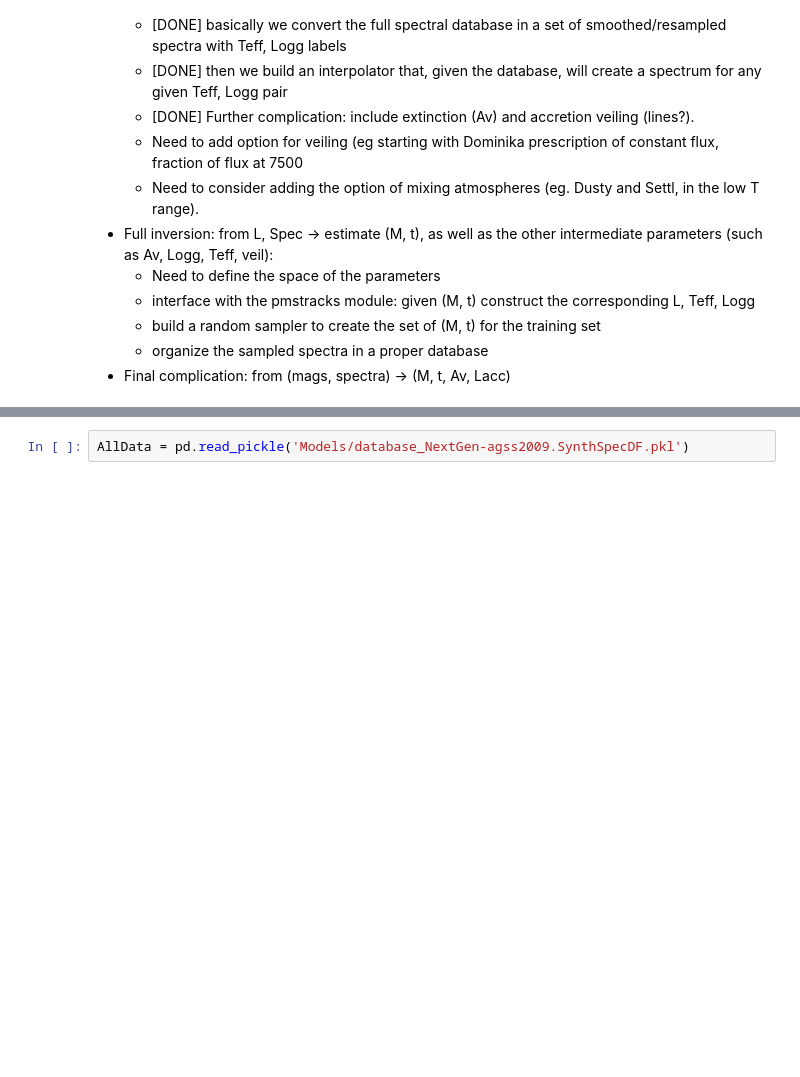
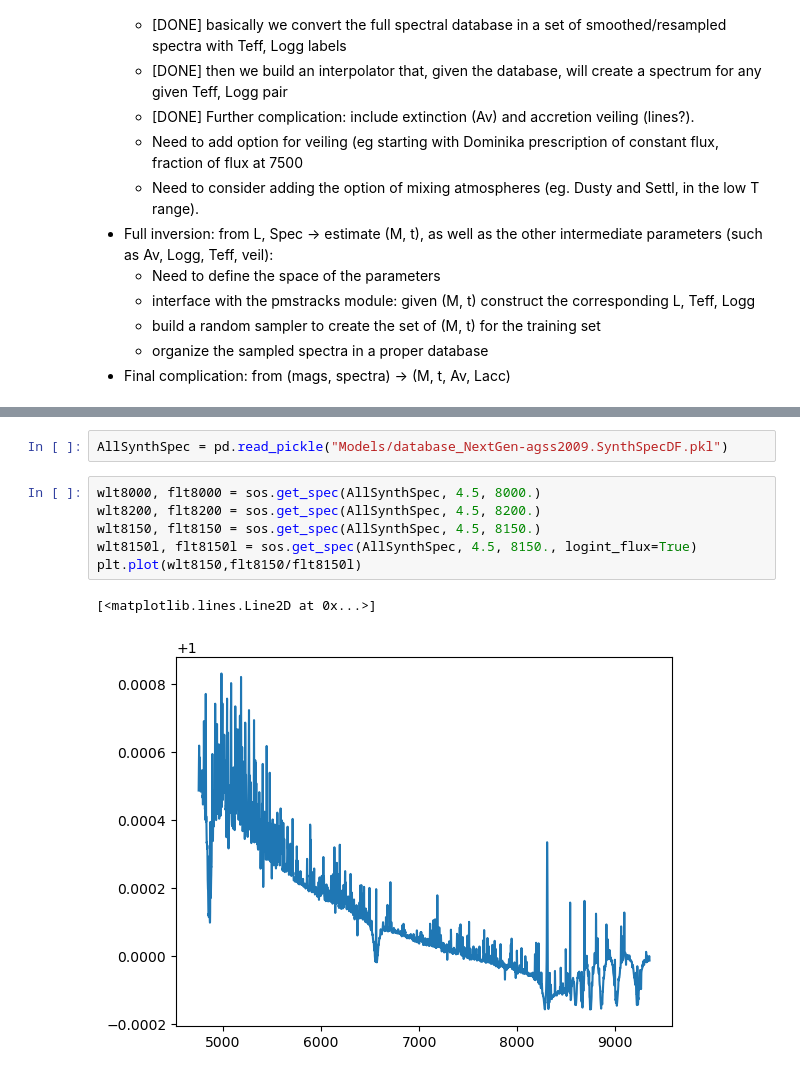
Before and after one commit to ltesti/SynthOptSpec, a Jupyter notebook: example/TestOptSpec.ipynb, the cells around one changed output, grey strips where cells are left out. Saved outputs shown, nothing was run; the diff lists cells and outputs as text; blank space fills up the shorter version.

```diff
--- a/example/TestOptSpec.ipynb
+++ b/example/TestOptSpec.ipynb
@@ -71,2 +80,11 @@ test.plotspec(smoothed=True, resampled=True, showedge=True)
 # %%
-AllData = pd.read_pickle('Models/database_NextGen-agss2009.SynthSpecDF.pkl')
+AllSynthSpec = pd.read_pickle("Models/database_NextGen-agss2009.SynthSpecDF.pkl")
+# %%
+wlt8000, flt8000 = sos.get_spec(AllSynthSpec, 4.5, 8000.)
+wlt8200, flt8200 = sos.get_spec(AllSynthSpec, 4.5, 8200.)
+wlt8150, flt8150 = sos.get_spec(AllSynthSpec, 4.5, 8150.)
+wlt8150l, flt8150l = sos.get_spec(AllSynthSpec, 4.5, 8150., logint_flux=True)
+plt.plot(wlt8150,flt8150/flt8150l)
+# %% [output]
+[<matplotlib.lines.Line2D at 0x...>]
+[figure, added]
```
Also changed, not shown: parts of 6 cells of this notebook, 3 other files.
